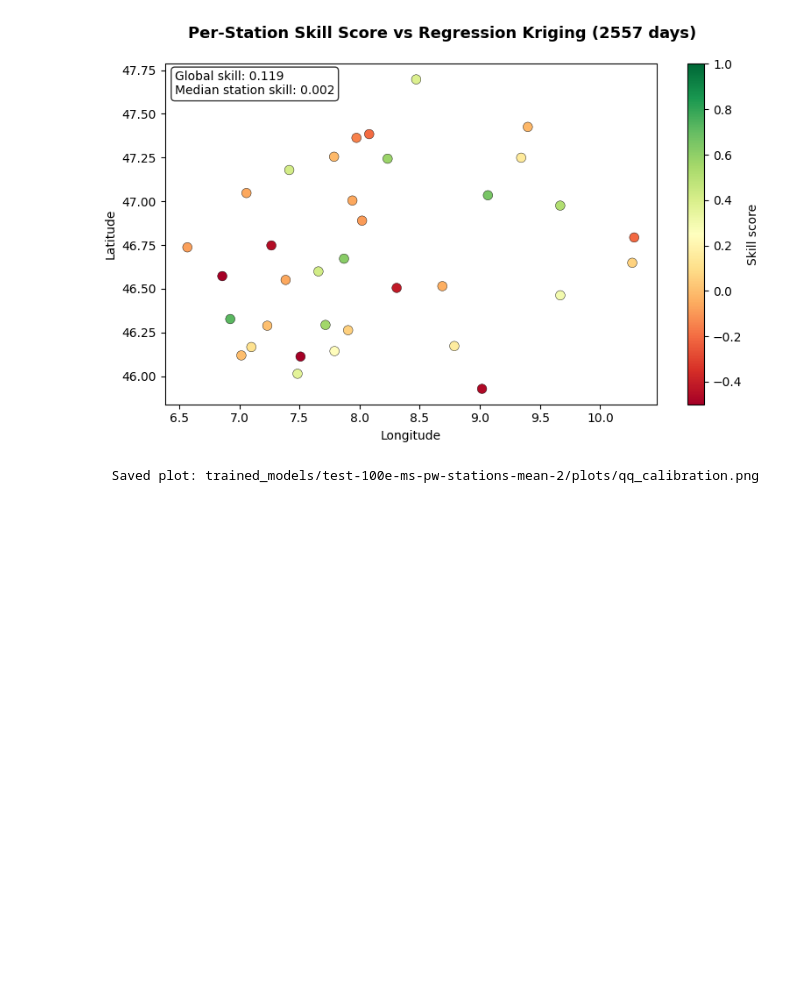
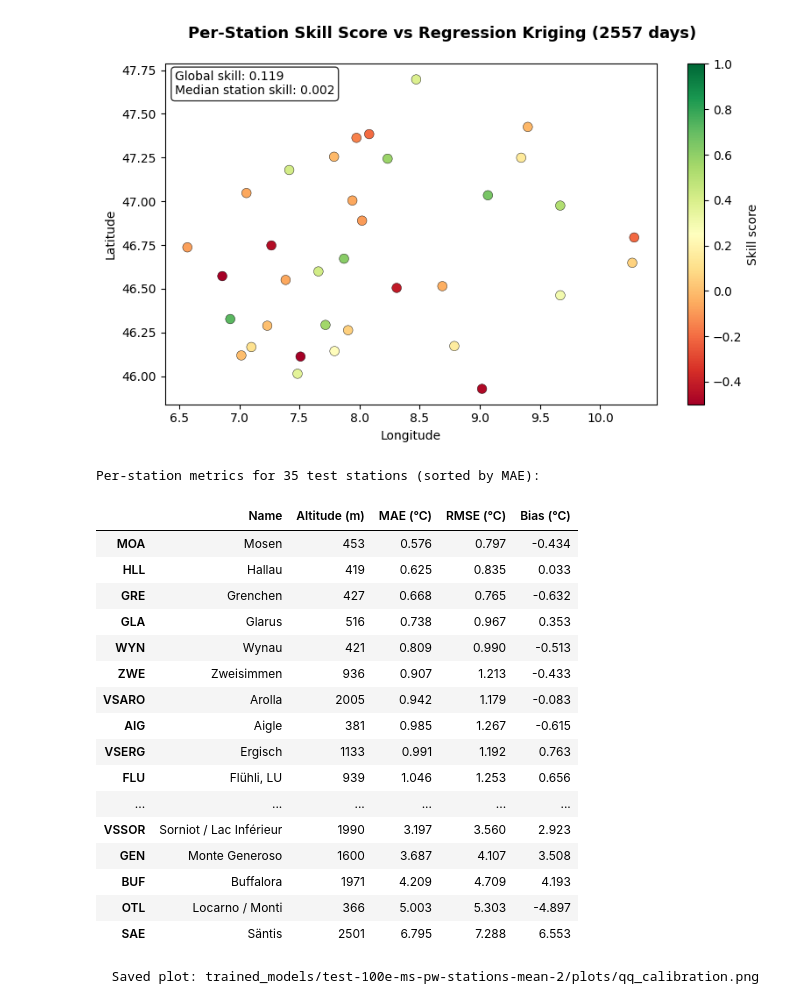
Before and after one commit to adrienpaolini/convNPClimate, a Jupyter notebook: predictions_MS_PWstations.ipynb, the cells around one changed output. Saved outputs shown, nothing was run; the diff lists cells and outputs as text; code cells hidden in the pictures; blank space fills up the shorter version.

```diff
--- a/predictions_MS_PWstations.ipynb
+++ b/predictions_MS_PWstations.ipynb
@@ -472,6 +472,40 @@ Day of year-error correlation: -0.256
 [figure]
   Saved plot: trained_models/test-100e-ms-pw-stations-mean-2/plots/skill_map.png
 [figure]
+# %%
+# Per-station summary table: altitude, MAE, RMSE, Bias — sorted by MAE
+station_table = pd.DataFrame(
+    {
+        'Name':         stations_meta.loc[test_stations, 'station_name'].values,
+        'Altitude (m)': station_alts.astype(int),
+        'MAE (°C)':     np.round(mae_per_station, 3),
+        'RMSE (°C)':    np.round(rmse_per_station, 3),
+        'Bias (°C)':    np.round(bias_per_station, 3),
+    },
+    index=test_stations,
+).sort_values('MAE (°C)')
+
+print(f"Per-station metrics for {len(test_stations)} test stations (sorted by MAE):\n")
+display(station_table)
+# %% [output]
+Per-station metrics for 35 test stations (sorted by MAE):
+|  | Name | Altitude (m) | MAE (°C) | RMSE (°C) | Bias (°C) |
+| MOA | Mosen | 453 | 0.576 | 0.797 | -0.434 |
+| HLL | Hallau | 419 | 0.625 | 0.835 | 0.033 |
+| GRE | Grenchen | 427 | 0.668 | 0.765 | -0.632 |
+| GLA | Glarus | 516 | 0.738 | 0.967 | 0.353 |
+| WYN | Wynau | 421 | 0.809 | 0.990 | -0.513 |
+| ZWE | Zweisimmen | 936 | 0.907 | 1.213 | -0.433 |
+| VSARO | Arolla | 2005 | 0.942 | 1.179 | -0.083 |
+| AIG | Aigle | 381 | 0.985 | 1.267 | -0.615 |
+| VSERG | Ergisch | 1133 | 0.991 | 1.192 | 0.763 |
+| FLU | Flühli, LU | 939 | 1.046 | 1.253 | 0.656 |
+| ... | ... | ... | ... | ... | ... |
+| VSSOR | Sorniot / Lac Inférieur | 1990 | 3.197 | 3.560 | 2.923 |
+| GEN | Monte Generoso | 1600 | 3.687 | 4.107 | 3.508 |
+| BUF | Buffalora | 1971 | 4.209 | 4.709 | 4.193 |
+| OTL | Locarno / Monti | 366 | 5.003 | 5.303 | -4.897 |
+| SAE | Säntis | 2501 | 6.795 | 7.288 | 6.553 |
 # %%
 from importlib import reload
 vis = reload(vis)
```
Also changed, not shown: parts of 2 cells of this notebook, 39 other files.
